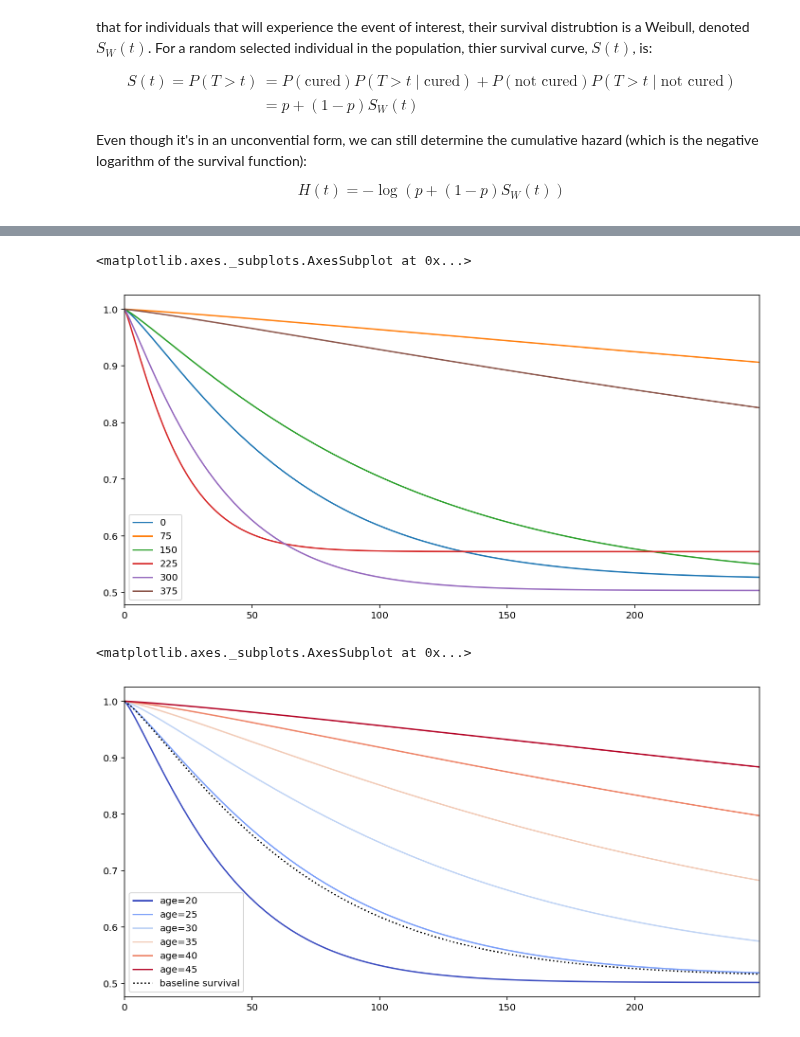
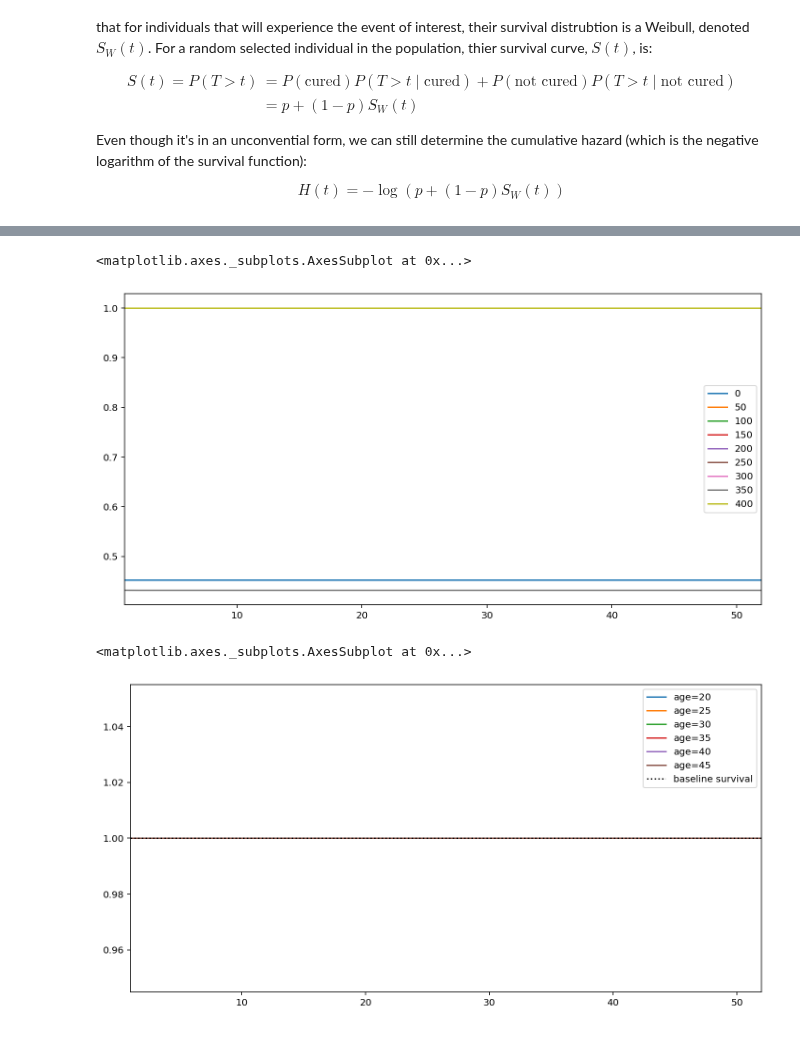
Before and after one commit to CamDavidsonPilon/lifelines, a Jupyter notebook: examples/Custom Regression Models.ipynb, the cells around one changed output, grey strips where cells are left out. Cells and saved outputs as stored; diff of their text form; code cells hidden in the pictures.

```diff
--- a/examples/Custom Regression Models.ipynb
+++ b/examples/Custom Regression Models.ipynb
@@ -154,6 +163,8 @@ $$ H(t) =  -\log{\left(p + (1-p) S_W(t)\right)} $$
 from autograd.scipy.special import expit
 
 class CureModel(ParametricRegressionFitter):
+    _scipy_fit_method = "SLSQP"
+    _scipy_fit_options = {"ftol": 1e-10, "maxiter": 200}
 
     _fitted_parameter_names = ["lambda_", "beta_", "rho_"]
 
@@ -197,13 +218,13 @@ Log-likelihood ratio test = 516.07 on 16 df, -log2(p)=328.45
 # %%
-swf.predict_survival_function(rossi.loc[::75]).plot(figsize=(12,6))
+cm.predict_survival_function(rossi.loc[::50]).plot(figsize=(12,6))
 # %% [output]
 <matplotlib.axes._subplots.AxesSubplot at 0x...>
-[figure, old version]
+[figure, new version]
 # %%
 # what's the effect on the survival curve if I vary "age"
 fig, ax = plt.subplots(figsize=(12, 6))
 
-swf.plot_covariate_groups(['age'], values=np.arange(20, 50, 5), cmap='coolwarm', ax=ax)
+cm.plot_covariate_groups(['age'], values=np.arange(20, 50, 5), cmap='coolwarm', ax=ax)
 # %% [output]
 <matplotlib.axes._subplots.AxesSubplot at 0x...>
-[figure, old version]
+[figure, new version]
```
Also changed, not shown: parts of 5 cells of this notebook, 5 other files.
